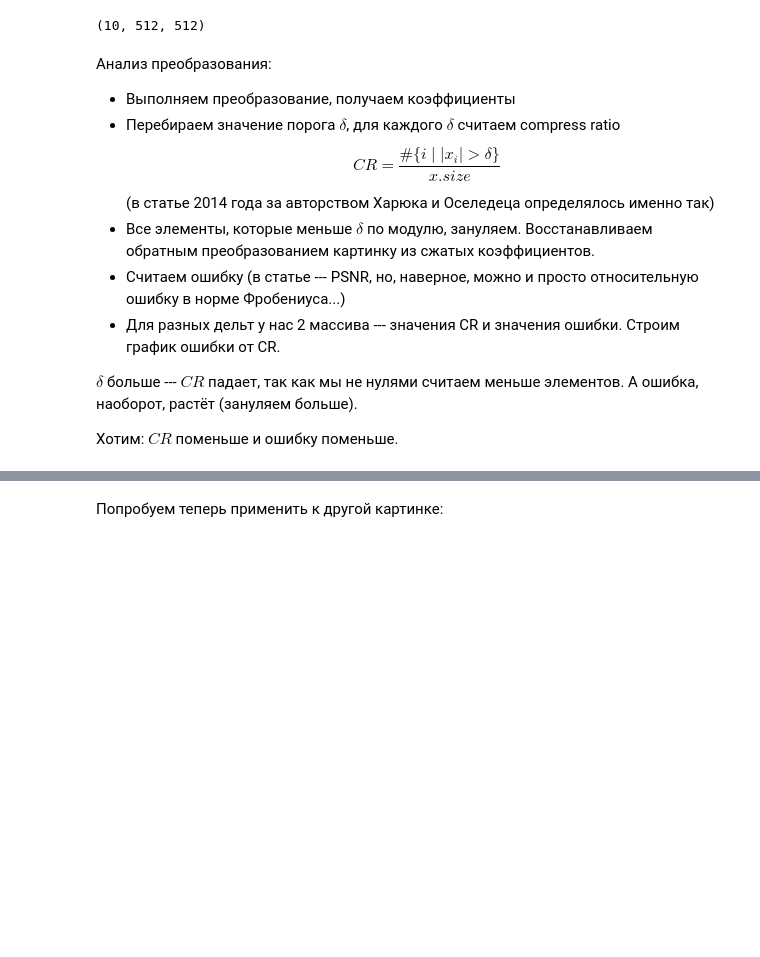
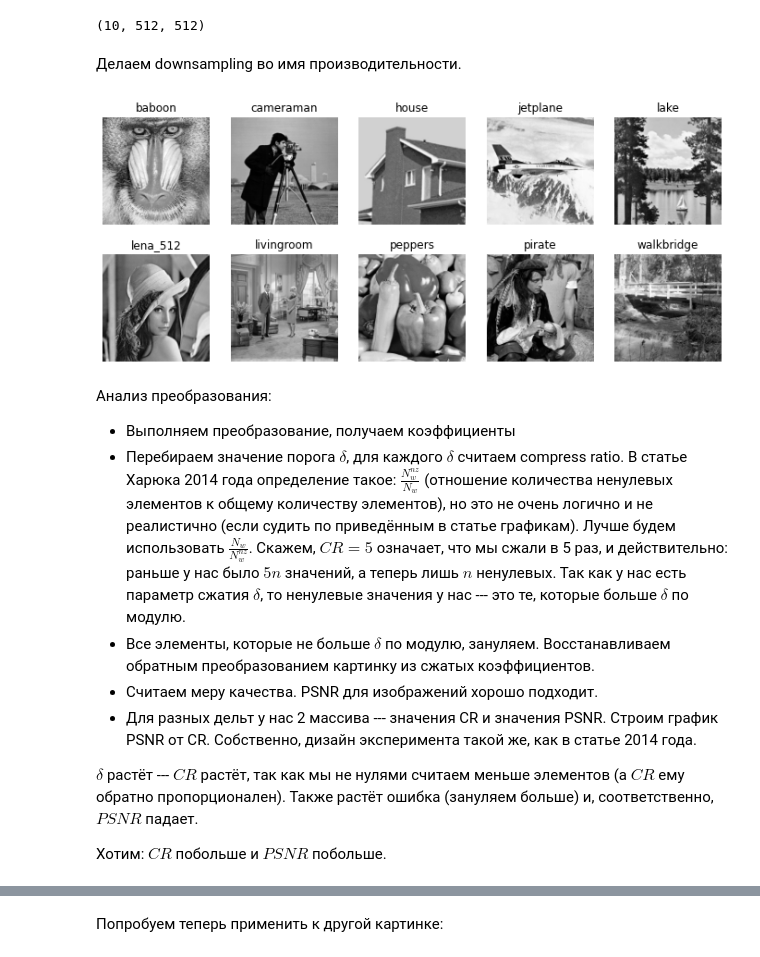
Before and after one commit to d1kolyadin/AMI_diploma, a Jupyter notebook: img tests wtt.ipynb, the cells around one changed output, grey strips where cells are left out. Cells and saved outputs as stored; diff of their text form; code cells hidden in the pictures; blank space fills up the shorter version.

```diff
--- a/img tests wtt.ipynb
+++ b/img tests wtt.ipynb
@@ -35,18 +35,38 @@ dataset = np.array([data[x] for x in objects])
 dataset.shape
 # %% [output]
 (10, 512, 512)
+# %% [markdown]
+Делаем downsampling во имя производительности.
+# %%
+downsampling_scale = 2
+d = 9 - downsampling_scale
+n = 2 ** d
+block_size = (2 ** downsampling_scale, 2 ** downsampling_scale)
+
+dataset_new = np.empty((10, n, n), dtype=dataset.dtype)
+for i in range(10):
+    dataset_new[i] = np.round(block_reduce(dataset[i], block_size, np.mean))
+# %%
+nrows, ncols = 2, 5
+fig, ax = plt.subplots(nrows, ncols, figsize=(12, 5))
+cnt = 0
+for x in data:
+    i, j = cnt // ncols, cnt % ncols
+    ax[i, j].imshow(dataset_new[cnt], cmap='gray')
+    ax[i, j].set_title(x)
+    ax[i, j].set_axis_off()
+    cnt += 1
+plt.show()
+# %% [output]
+[figure, added]
 # %% [markdown]
 Анализ преобразования:
 * Выполняем преобразование, получаем коэффициенты
-* Перебираем значение порога $\delta$, для каждого $\delta$ считаем compress ratio
-$$
-CR = \frac{\#\{i \mid |x_i| > \delta\}}{x.size}
-$$
-(в статье 2014 года за авторством Харюка и Оселедеца определялось именно так)
-* Все элементы, которые меньше $\delta$ по модулю, зануляем. Восстанавливаем обратным преобразованием картинку из сжатых коэффициентов.
-* Считаем ошибку (в статье --- PSNR, но, наверное, можно и просто относительную ошибку в норме Фробениуса...)
-* Для разных дельт у нас 2 массива --- значения CR и значения ошибки. Строим график ошибки от CR.
+* Перебираем значение порога $\delta$, для каждого $\delta$ считаем compress ratio. В статье Харюка 2014 года определение такое: $\frac{N^{nz}_w}{N_w}$ (отношение количества ненулевых элементов к общему количеству элементов), но это не очень логично и не реалистично (если судить по приведённым в статье графикам). Лучше будем использовать $\frac{N_w}{N^{nz}_w}$. Скажем, $CR=5$ означает, что мы сжали в 5 раз, и действительно: раньше у нас было $5n$ значений, а теперь лишь $n$ ненулевых. Так как у нас есть параметр сжатия $\delta$, то ненулевые значения у нас --- это те, которые больше $\delta$ по модулю.
+* Все элементы, которые не больше $\delta$ по модулю, зануляем. Восстанавливаем обратным преобразованием картинку из сжатых коэффициентов.
+* Считаем меру качества. PSNR для изображений хорошо подходит.
+* Для разных дельт у нас 2 массива --- значения CR и значения PSNR. Строим график PSNR от CR. Собственно, дизайн эксперимента такой же, как в статье 2014 года.
 
-$\delta$ больше --- $CR$ падает, так как мы не нулями считаем меньше элементов. А ошибка, наоборот, растёт (зануляем больше).
+$\delta$ растёт --- $CR$ растёт, так как мы не нулями считаем меньше элементов (а $CR$ ему обратно пропорционален). Также растёт ошибка (зануляем больше) и, соответственно, $PSNR$ падает.
 
-Хотим: $CR$ поменьше и ошибку поменьше.
+Хотим: $CR$ побольше и $PSNR$ побольше.
```
Also changed, not shown: parts of 21 cells of this notebook, 4 other files.
